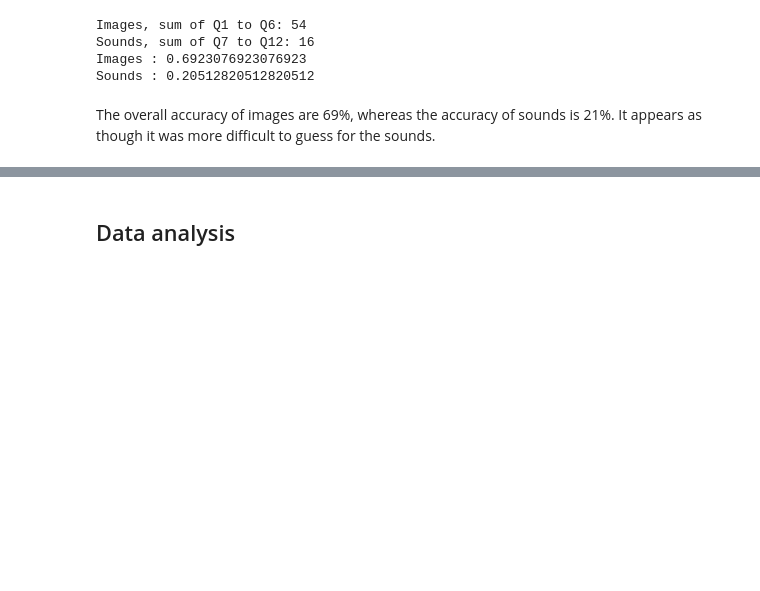
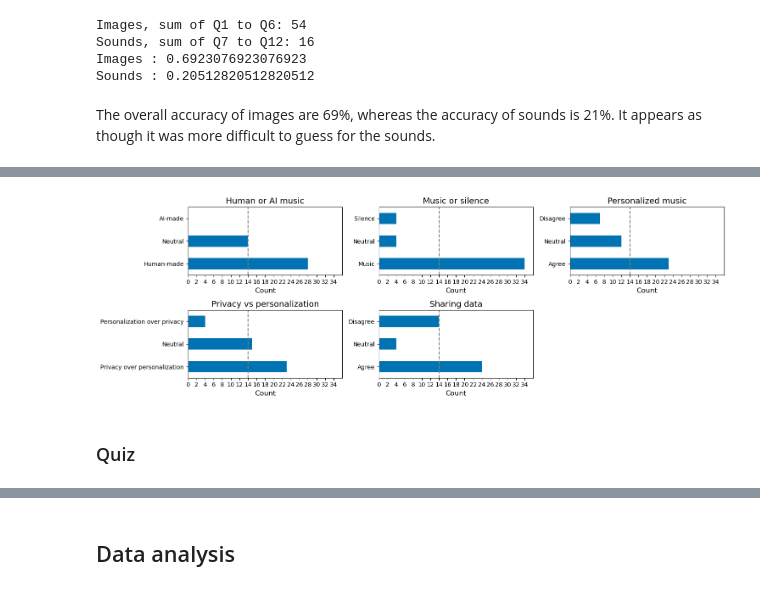
Before and after one commit to emmenru/Music-AI-workshop, a Jupyter notebook: AI-music-workshop.ipynb, the cells around one changed output, grey strips where cells are left out. Cells and saved outputs as stored; diff of their text form; code cells hidden in the pictures; blank space fills up the shorter version.

```diff
--- a/AI-music-workshop.ipynb
+++ b/AI-music-workshop.ipynb
@@ -578,0 +598,6 @@ The overall accuracy of images are 69%, whereas the accuracy of sounds is 21%. I
+# %%
+pf.plot_survey(df_survey_recoded, columns_to_plot=df_survey_recoded.columns[4:9], color=colorblind_palette[0], max_x= 35, expected = 14, output_dir='plots/survey/extra')
+# %% [output]
+[figure, new version]
+# %% [markdown]
+### Quiz
```
Also changed, not shown: parts of 54 cells of this notebook, 20 other files.
